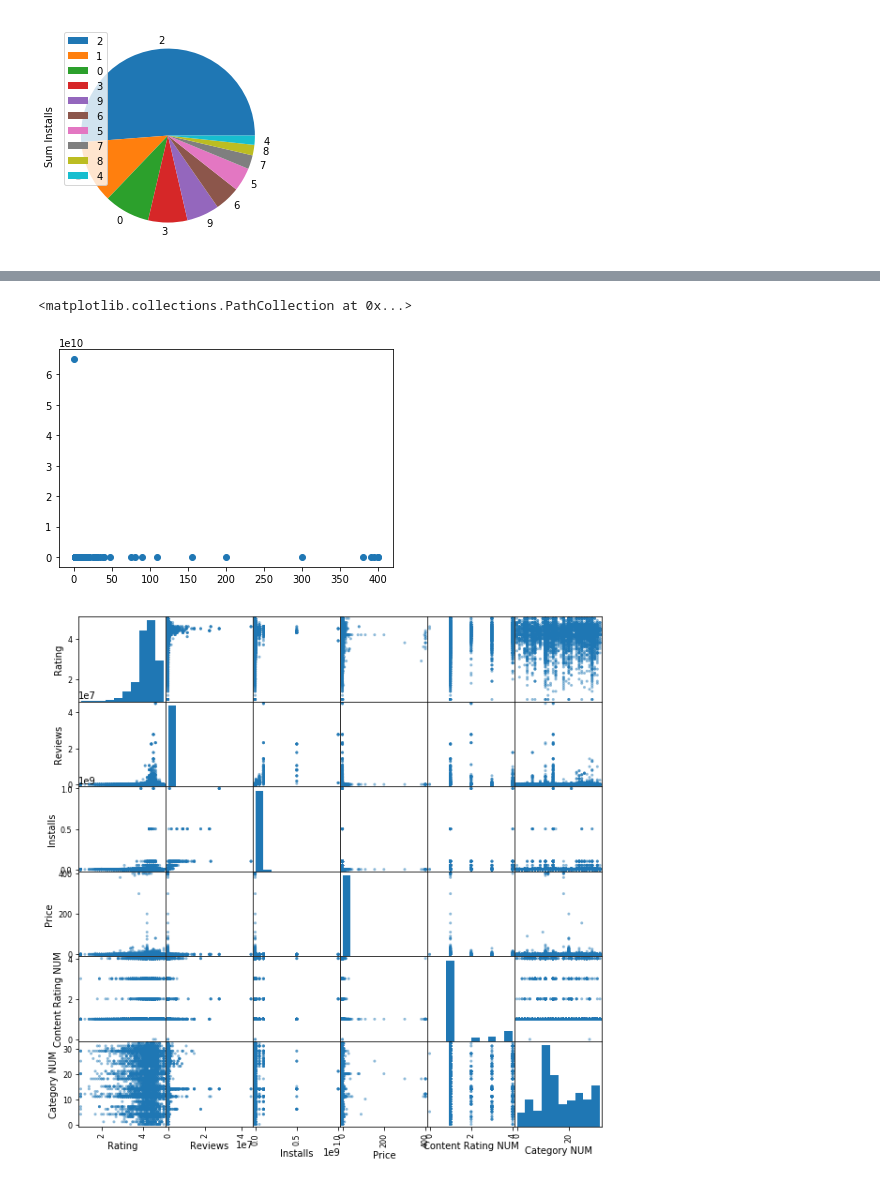
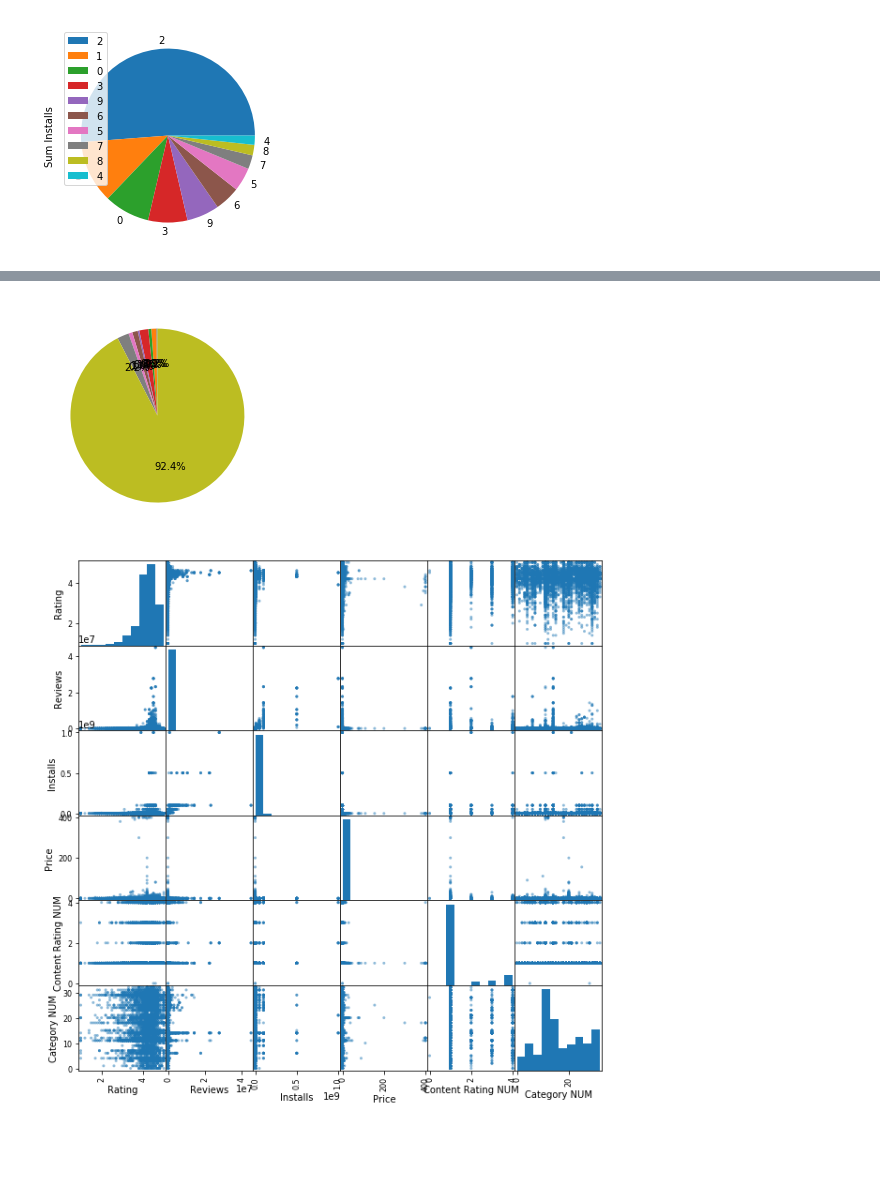
Before and after one commit to nikibhatt/DS-Unit-1-Sprint-3-Linear-Algebra, a Jupyter notebook: NB_Portfolio.ipynb, the cells around one changed output, grey strips where cells are left out. Cells and saved outputs as stored; diff of their text form; code cells hidden in the pictures; blank space fills up the shorter version.

```diff
--- a/NB_Portfolio.ipynb
+++ b/NB_Portfolio.ipynb
@@ -138,5 +153,5 @@ df_sum_installs_for_category.plot.pie(y='Sum Installs')
 # %%
 df_price_distribution = []
-for x in df['Price'].unique():
-  df_price_distribution.append({'Price' : x, 'Number of Apps': df.loc[df['Price'] == x, 'Installs'].sum()})
-df_price_distribution
+for x in short_df['Price'].unique():
+  df_price_distribution.append({'Price' : x, 'Number of Apps': len(short_df.loc[df['Price'] == x])})
+df_price_distribution = pd.DataFrame(df_price_distribution)
@@ -149,0 +158,2 @@ dtype: object
+# %%
+df_price_distribution.sort_values(by=['Number of Apps'], ascending=False, inplace=True)
@@ -149,0 +164,5 @@ dtype: object
+# %%
+short_df_price = df_price_distribution[df_price_distribution['Number of Apps'] >= 10]
+# %%
+short_df_price = pd.DataFrame(short_df_price)
+short_df_price.sort_values(by=['Price'], ascending=False, inplace=True)
@@ -150,6 +182,5 @@ dtype: object
 # %%
-#plt.bar(df_price_distribution['Price'], df_price_distribution['Number of Apps'])
-#plt.scatter(df_price_distribution['Price'], df_price_distribution['Number of Apps'])
+#plt.bar(short_df_price['Price'], short_df_price['Number of Apps'])
+plt.pie(short_df_price['Number of Apps'],  startangle=90, autopct='%.1f%%');
 # %% [output]
-<matplotlib.collections.PathCollection at 0x...>
-[figure, old version]
+[figure, new version]
```
Also changed, not shown: parts of 8 cells of this notebook.
